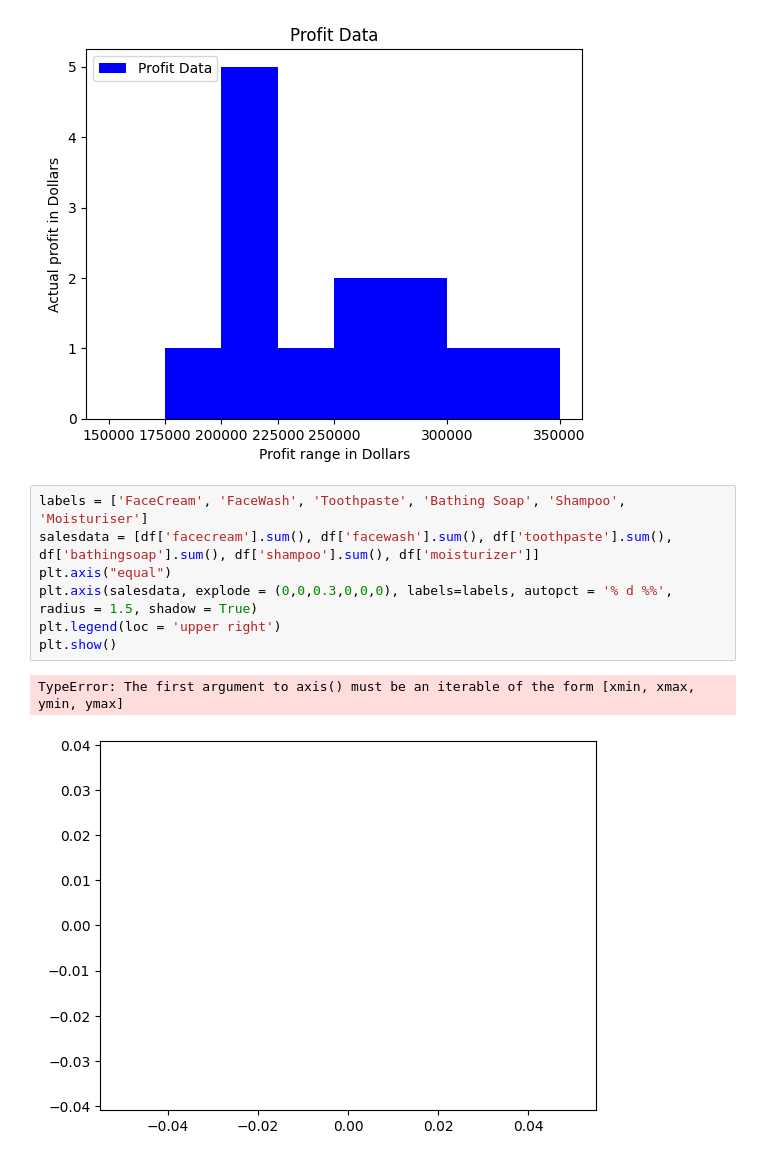
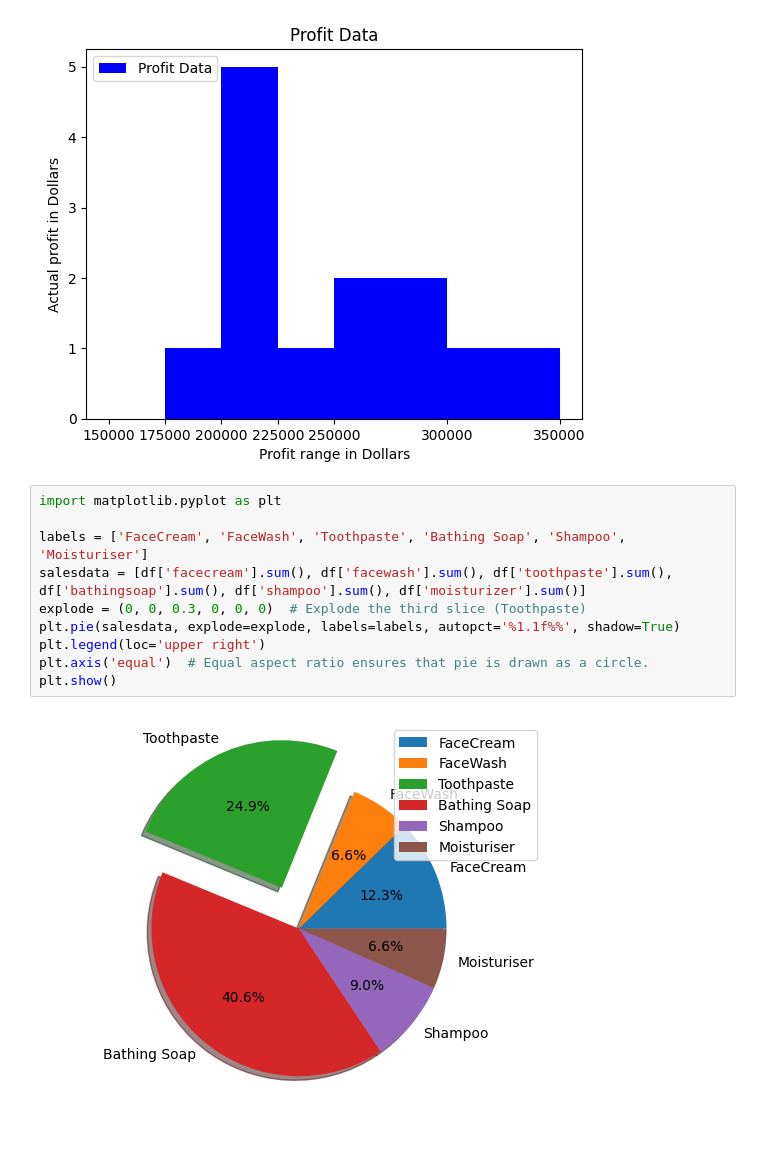
Before and after one commit to bric-k/College, a Jupyter notebook: DSE/A8.ipynb, the cells around one changed output. Cells and saved outputs as stored; diff of their text form; blank space fills up the shorter version.

```diff
--- a/DSE/A8.ipynb
+++ b/DSE/A8.ipynb
@@ -86,12 +86,14 @@ plt.show()
 # %% [output]
 [figure]
 # %%
+import matplotlib.pyplot as plt
+
 labels = ['FaceCream', 'FaceWash', 'Toothpaste', 'Bathing Soap', 'Shampoo', 'Moisturiser']
-salesdata = [df['facecream'].sum(), df['facewash'].sum(), df['toothpaste'].sum(), df['bathingsoap'].sum(), df['shampoo'].sum(), df['moisturizer']]
-plt.axis("equal")
-plt.axis(salesdata, explode = (0,0,0.3,0,0,0), labels=labels, autopct = '% d %%', radius = 1.5, shadow = True)
-plt.legend(loc = 'upper right')
+salesdata = [df['facecream'].sum(), df['facewash'].sum(), df['toothpaste'].sum(), df['bathingsoap'].sum(), df['shampoo'].sum(), df['moisturizer'].sum()]
+explode = (0, 0, 0.3, 0, 0, 0)  # Explode the third slice (Toothpaste)
+plt.pie(salesdata, explode=explode, labels=labels, autopct='%1.1f%%', shadow=True)
+plt.legend(loc='upper right')
+plt.axis('equal')  # Equal aspect ratio ensures that pie is drawn as a circle.
 plt.show()
 # %% [output]
-TypeError: The first argument to axis() must be an iterable of the form [xmin, xmax, ymin, ymax]
-[figure, old version]
+[figure, new version]
```
